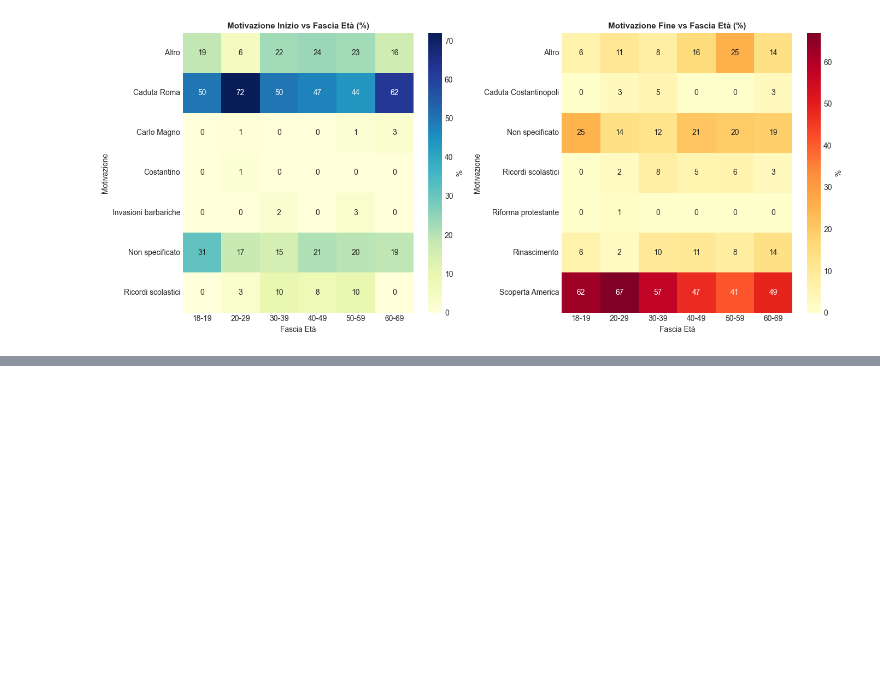
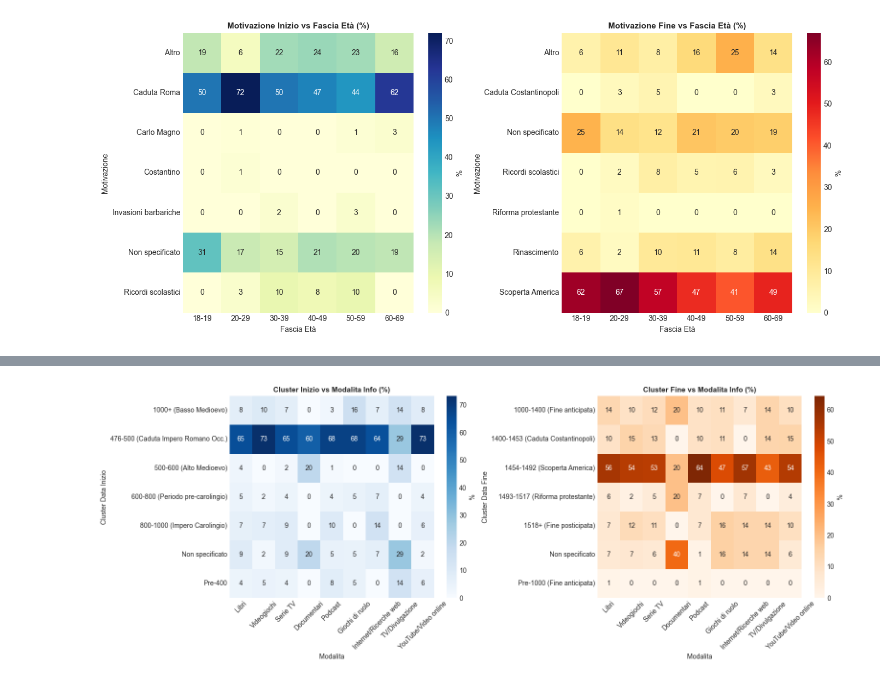
Before and after one commit to giuliaghiazza/MiddleAgesAnalysis, a Jupyter notebook: analisi_testo.ipynb, the cells around one changed output, grey strips where cells are left out. Saved outputs shown, nothing was run; the diff lists cells and outputs as text; code cells hidden in the pictures; blank space fills up the shorter version.

```diff
--- a/analisi_testo.ipynb
+++ b/analisi_testo.ipynb
@@ -1868,0 +2040,97 @@ Questa sezione replica le analisi generali suddividendole per modalità di infor
+# %%
+# ============================================================
+# 5.1  DATE E CLUSTERING PER MODALITA' DI INFORMAZIONE
+# ============================================================
+
+print("=" * 70)
+print("📺 DATE MEDIOEVO PER MODALITA' DI INFORMAZIONE")
+print("=" * 70)
+
+for mod in modalita_analisi:
+    col_name = f'usa_{mod.lower().replace(" ", "_").replace("/", "_")}'
+    subset = df[df[col_name] == 1]
+    if len(subset) < 3:
+        continue
+    valid_ini = subset['anno_inizio'].dropna()
+    valid_fin = subset['anno_fine'].dropna()
+    print(f"\n📺 {mod} (n={len(subset)}):")
+    if len(valid_ini) > 0:
+        print(f"   Inizio -> media: {valid_ini.mean():.0f}, mediana: {valid_ini.median():.0f}")
+    if len(valid_fin) > 0:
+        print(f"   Fine   -> media: {valid_fin.mean():.0f}, mediana: {valid_fin.median():.0f}")
+    if len(valid_ini) > 0:
+        top_cl_ini = subset['cluster_inizio'].value_counts().index[0]
+        pct_cl_ini = subset['cluster_inizio'].value_counts(normalize=True).iloc[0] * 100
+        print(f"   Cluster inizio piu' comune: {top_cl_ini} ({pct_cl_ini:.0f}%)")
+    if len(valid_fin) > 0:
+        top_cl_fin = subset['cluster_fine'].value_counts().index[0]
+        pct_cl_fin = subset['cluster_fine'].value_counts(normalize=True).iloc[0] * 100
+        print(f"   Cluster fine piu' comune:   {top_cl_fin} ({pct_cl_fin:.0f}%)")
+
+# --- Heatmap: cluster vs modalita' ---
+fig, axes = plt.subplots(1, 2, figsize=(16, max(6, len(modalita_analisi) * 0.5)))
+
+# Costruisci colonna modalita' esplosa per crosstab
+rows_mod = []
+for mod in modalita_analisi:
+    col_name = f'usa_{mod.lower().replace(" ", "_").replace("/", "_")}'
+    utenti_idx = df[df[col_name] == 1].index
+    for idx in utenti_idx:
+        rows_mod.append({'modalita': mod, 'cluster_inizio': df.loc[idx, 'cluster_inizio'],
+                         'cluster_fine': df.loc[idx, 'cluster_fine']})
+df_mod_expanded = pd.DataFrame(rows_mod)
+
+if len(df_mod_expanded) > 0:
+    ct_ini = pd.crosstab(df_mod_expanded['cluster_inizio'], df_mod_expanded['modalita'], normalize='columns') * 100
+    cols_m = [c for c in modalita_analisi if c in ct_ini.columns]
+    if cols_m:
+        ct_ini = ct_ini[cols_m]
+        sns.heatmap(ct_ini, annot=True, fmt='.0f', cmap='Blues', ax=axes[0], cbar_kws={'label': '%'})
+        axes[0].set_title('Cluster Inizio vs Modalita Info (%)', fontsize=11, fontweight='bold')
+        axes[0].set_xlabel('Modalita')
+        axes[0].set_ylabel('Cluster Data Inizio')
+        axes[0].tick_params(axis='x', rotation=45)
+
+    ct_fin = pd.crosstab(df_mod_expanded['cluster_fine'], df_mod_expanded['modalita'], normalize='columns') * 100
+    cols_m = [c for c in modalita_analisi if c in ct_fin.columns]
+    if cols_m:
+        ct_fin = ct_fin[cols_m]
+        sns.heatmap(ct_fin, annot=True, fmt='.0f', cmap='Oranges', ax=axes[1], cbar_kws={'label': '%'})
+        axes[1].set_title('Cluster Fine vs Modalita Info (%)', fontsize=11, fontweight='bold')
+        axes[1].set_xlabel('Modalita')
+        axes[1].set_ylabel('Cluster Data Fine')
+        axes[1].tick_params(axis='x', rotation=45)
+
+plt.tight_layout()
+plt.show()
+
+# --- Anno medio inizio/fine per modalita' ---
+fig, ax = plt.subplots(figsize=(12, 6))
+mod_means_ini = []
+mod_means_fin = []
+mod_labels = []
+for mod in modalita_analisi:
+    col_name = f'usa_{mod.lower().replace(" ", "_").replace("/", "_")}'
+    subset = df[df[col_name] == 1]
+    v_ini = subset['anno_inizio'].dropna()
+    v_fin = subset['anno_fine'].dropna()
+    if len(v_ini) > 0 and len(v_fin) > 0:
+        mod_labels.append(mod)
+        mod_means_ini.append(v_ini.mean())
+        mod_means_fin.append(v_fin.mean())
+
+if mod_labels:
+    x = np.arange(len(mod_labels))
+    w = 0.35
+    ax.bar(x - w/2, mod_means_ini, w, label='Anno Inizio (media)', color='steelblue')
+    ax.bar(x + w/2, mod_means_fin, w, label='Anno Fine (media)', color='coral')
+    ax.set_xticks(x)
+    ax.set_xticklabels(mod_labels, rotation=45, ha='right', fontsize=9)
+    ax.set_ylabel('Anno')
+    ax.set_title('Anno Medio Inizio/Fine Medioevo per Modalita Informativa', fontsize=12, fontweight='bold')
+    ax.legend()
+    ax.axhline(y=476, color='steelblue', linestyle=':', alpha=0.5)
+    ax.axhline(y=1492, color='coral', linestyle=':', alpha=0.5)
+    plt.tight_layout()
+plt.show()
+# %% [output]
@@ -1868,0 +2154 @@ Questa sezione replica le analisi generali suddividendole per modalità di infor
+[figure, added]
```
Also changed, not shown: parts of 11 cells of this notebook.
